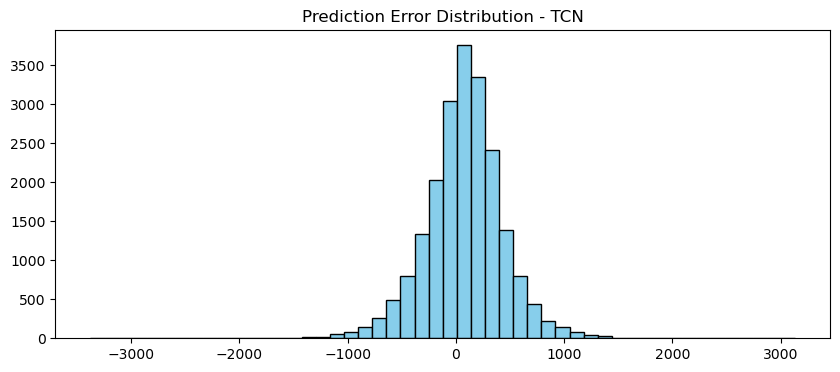
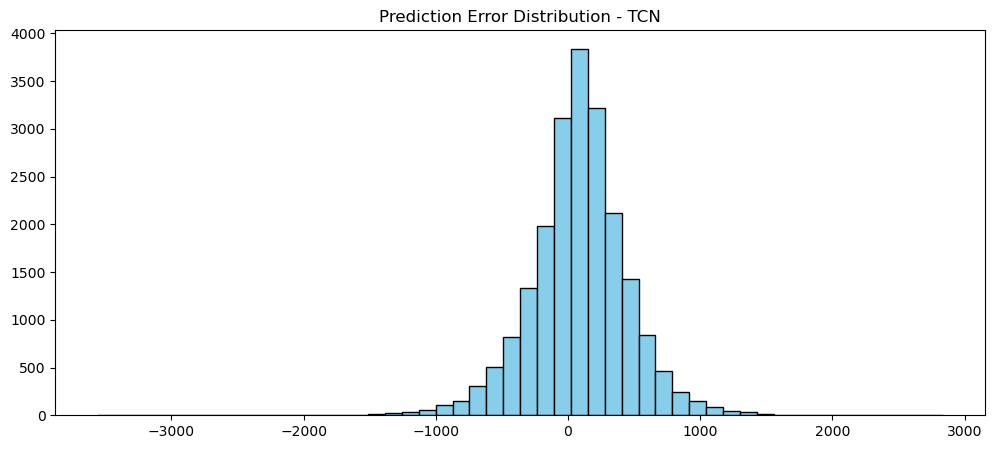
Unified diff of the notebook cell whose output changed from the first chart to the second:
--- before
+++ after
@@ -1,3 +1,3 @@
-plt.figure(figsize=(10, 4))
+plt.figure(figsize=(12, 5))
 plt.hist(errors, bins=50, color='skyblue', edgecolor='black')
 plt.title("Prediction Error Distribution - TCN")

Commit: Perform a few last minute changes